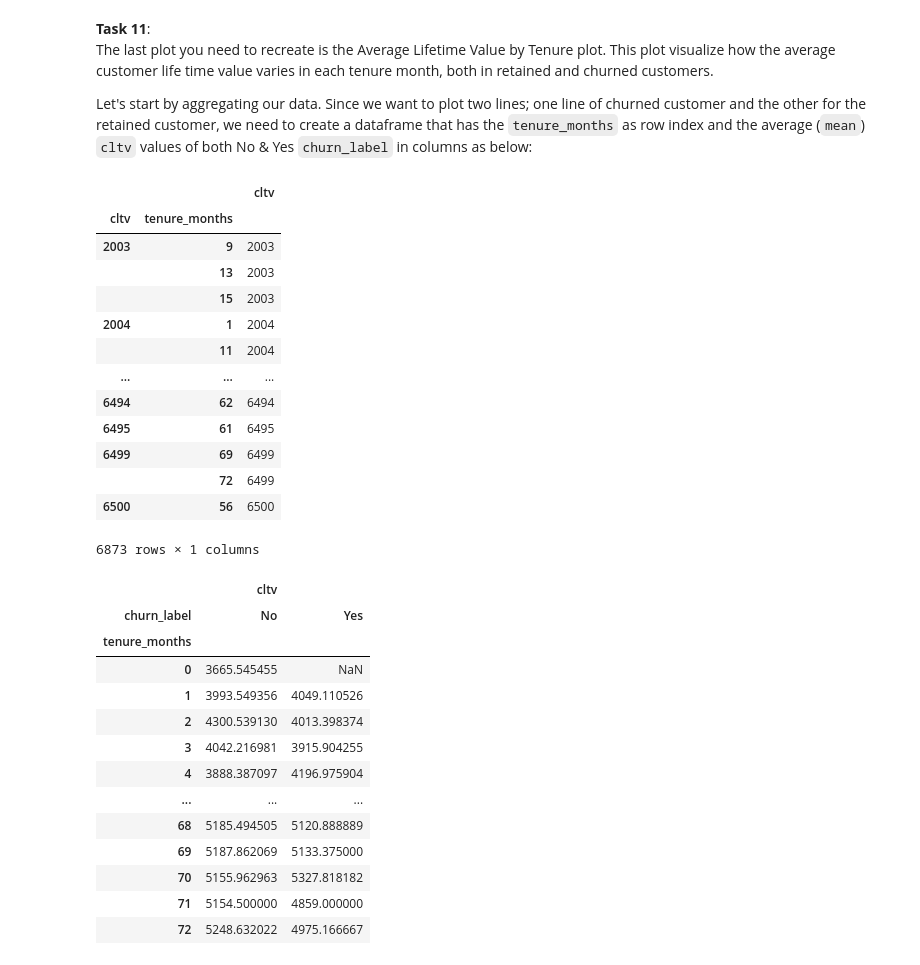
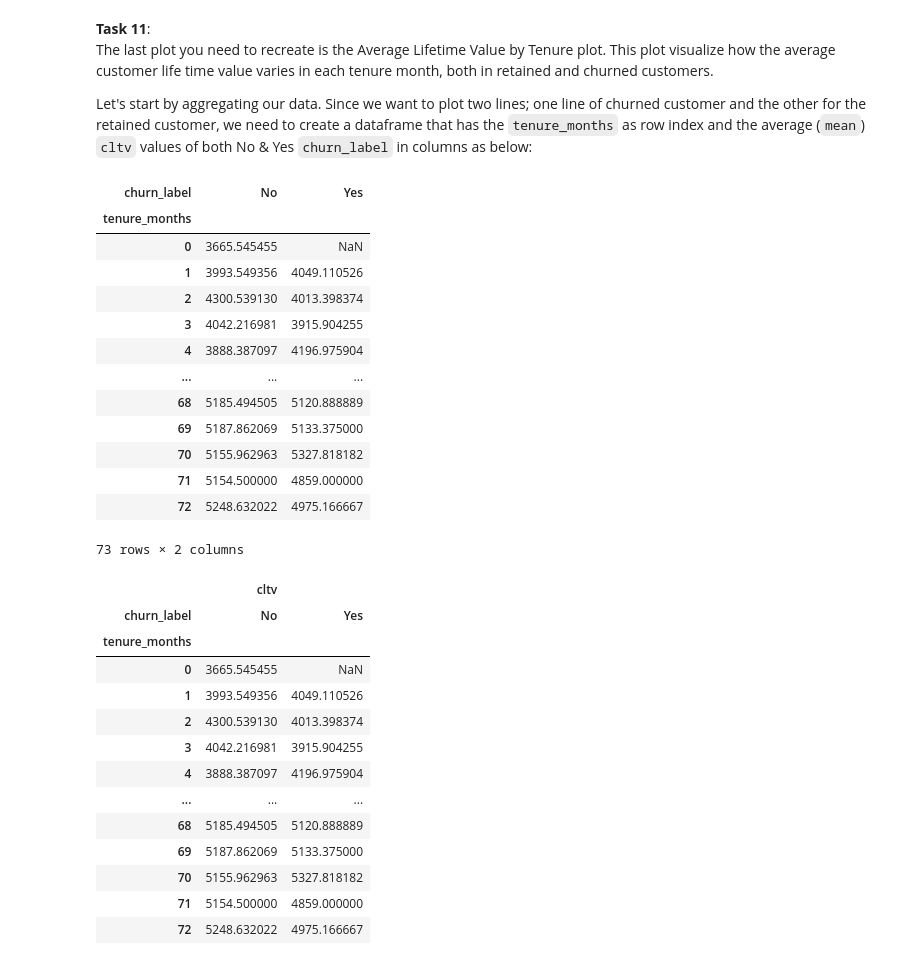
Before and after one commit to cyholder/capstone_angga, a Jupyter notebook: Customer_Churn_Analysis.ipynb, the cells around one changed output. Cells and saved outputs as stored; diff of their text form; code cells hidden in the pictures.

```diff
--- a/Customer_Churn_Analysis.ipynb
+++ b/Customer_Churn_Analysis.ipynb
@@ -380,29 +380,29 @@ Again, **do not mind the plot's customization** as you can copy-and-paste the co
 The last plot you need to recreate is the Average Lifetime Value by Tenure plot. This plot visualize how the average customer life time value varies in each tenure month, both in retained and churned customers.
 
 Let's start by aggregating our data. Since we want to plot two lines; one line of churned customer and the other for the retained customer, we need to create a dataframe that has the `tenure_months` as row index and the average (`mean`) `cltv` values of both No & Yes `churn_label` in columns as below:
-# %%
-
-
-a = data.groupby(['tenure_months']).agg({
-    'cltv' : 'mean'
-})
-
-a
-# %% [output]
-|  |  | cltv |
-| cltv | tenure_months |  |
-| 2003 | 9 | 2003 |
-|  | 13 | 2003 |
-|  | 15 | 2003 |
-| 2004 | 1 | 2004 |
-|  | 11 | 2004 |
-| ... | ... | ... |
-| 6494 | 62 | 6494 |
-| 6495 | 61 | 6495 |
-| 6499 | 69 | 6499 |
-|  | 72 | 6499 |
-| 6500 | 56 | 6500 |
-6873 rows × 1 columns
+# %%
+
+
+a = pd.pivot_table(data, values='cltv', index=['tenure_months'], columns=['churn_label'])
+
+b = pd.crosstab(data['tenure_months'], [data['churn_label']], values=data['cltv'], aggfunc='mean')
+
+b
+# %% [output]
+| churn_label | No | Yes |
+| tenure_months |  |  |
+| 0 | 3665.545455 | NaN |
+| 1 | 3993.549356 | 4049.110526 |
+| 2 | 4300.539130 | 4013.398374 |
+| 3 | 4042.216981 | 3915.904255 |
+| 4 | 3888.387097 | 4196.975904 |
+| ... | ... | ... |
+| 68 | 5185.494505 | 5120.888889 |
+| 69 | 5187.862069 | 5133.375000 |
+| 70 | 5155.962963 | 5327.818182 |
+| 71 | 5154.500000 | 4859.000000 |
+| 72 | 5248.632022 | 4975.166667 |
+73 rows × 2 columns
 # %%
 ## Your code here
 # %% [output]
```
Also changed, not shown: parts of 6 cells of this notebook, 3 other files.
